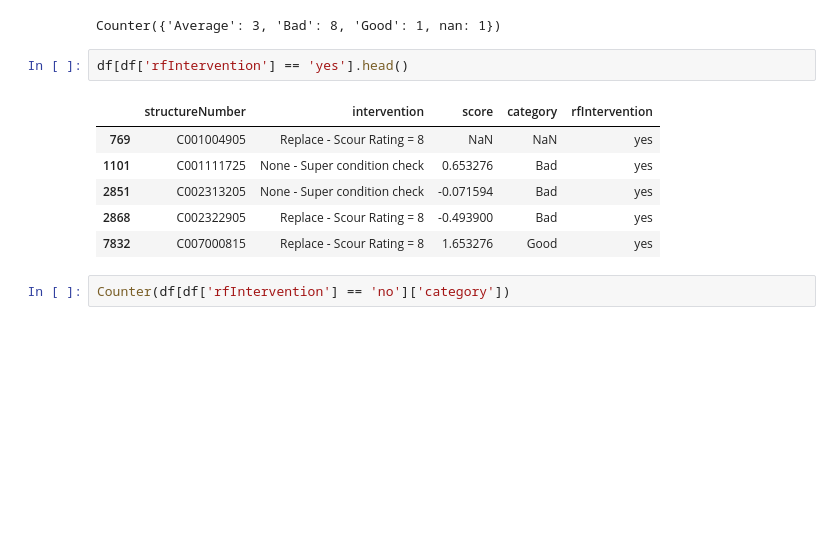
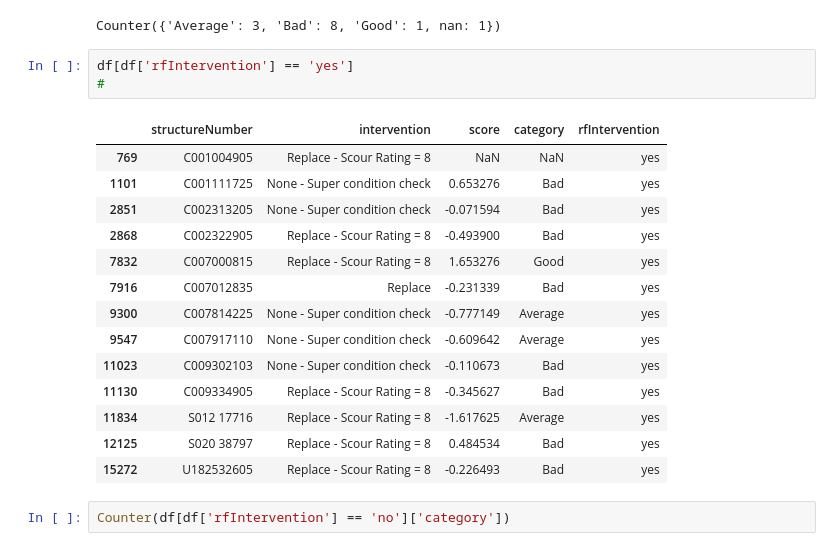
Before and after one commit to kaleoyster/nbi, a Jupyter notebook: nbi-utilities/data_gen/decisionFlowChart/Untitled.ipynb, the cells around one changed output. Drawn from its saved outputs; the diff is of its cells as text; blank space fills up the shorter version.

```diff
--- a/nbi-utilities/data_gen/decisionFlowChart/Untitled.ipynb
+++ b/nbi-utilities/data_gen/decisionFlowChart/Untitled.ipynb
@@ -50,14 +50,23 @@ Counter(df[df['rfIntervention'] == 'yes']['category'])
 # %% [output]
 Counter({'Average': 3, 'Bad': 8, 'Good': 1, nan: 1})
 # %%
-df[df['rfIntervention'] == 'yes'].head()
+df[df['rfIntervention'] == 'yes']
+#
 # %% [output]
 |  | structureNumber | intervention | score | category | rfIntervention |
 | 769 | C001004905 | Replace - Scour Rating = 8 | NaN | NaN | yes |
 | 1101 | C001111725 | None - Super condition check | 0.653276 | Bad | yes |
 | 2851 | C002313205 | None - Super condition check | -0.071594 | Bad | yes |
 | 2868 | C002322905 | Replace - Scour Rating = 8 | -0.493900 | Bad | yes |
 | 7832 | C007000815 | Replace - Scour Rating = 8 | 1.653276 | Good | yes |
+| 7916 | C007012835 | Replace | -0.231339 | Bad | yes |
+| 9300 | C007814225 | None - Super condition check | -0.777149 | Average | yes |
+| 9547 | C007917110 | None - Super condition check | -0.609642 | Average | yes |
+| 11023 | C009302103 | None - Super condition check | -0.110673 | Bad | yes |
+| 11130 | C009334905 | Replace - Scour Rating = 8 | -0.345627 | Bad | yes |
+| 11834 | S012 17716 | Replace - Scour Rating = 8 | -1.617625 | Average | yes |
+| 12125 | S020 38797 | Replace - Scour Rating = 8 | 0.484534 | Bad | yes |
+| 15272 | U182532605 | Replace - Scour Rating = 8 | -0.226493 | Bad | yes |
 # %%
 Counter(df[df['rfIntervention'] == 'no']['category'])
 # %% [output]
```
Also changed, not shown: 2 other files.
